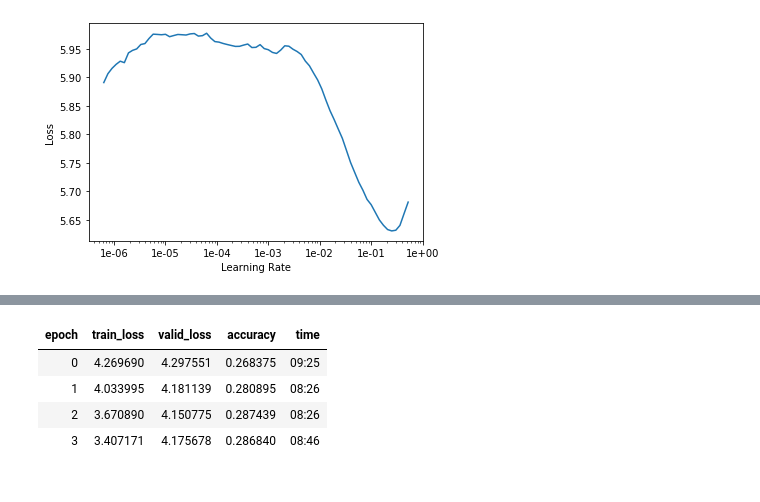
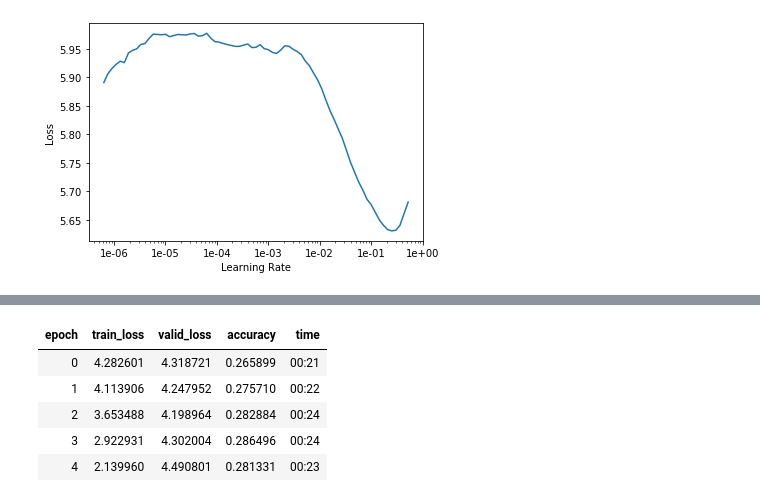
Before and after one commit to tgalery/geiger, a Jupyter notebook: notebooks/fastai.ipynb, the cells around one changed output, grey strips where cells are left out. Saved outputs shown, nothing was run; the diff lists cells and outputs as text; code cells hidden in the pictures.

Commit message:
completing pipeline for text classification

```diff
--- a/notebooks/fastai.ipynb
+++ b/notebooks/fastai.ipynb
@@ -13,0 +34,5 @@ data_path = "/home/thiago/code/tgalery/geiger/datasets/coling/english/"
+# %%
+# work with paths, so if you are using a local file path
+# use that as a base_dir
+base_path = Path(base_dir + "coling_toxic")
+base_path.ls()
@@ -14,5 +42,5 @@ data_path = "/home/thiago/code/tgalery/geiger/datasets/coling/english/"
 # %%
-df_train = pd.read_csv(data_path + 'agr_en_train.csv', header=None)
+df_train = pd.read_csv(base_path / 'agr_en_train.csv', header=None)
 df_train.head()
 # %% [output]
 |  | 0 | 1 | 2 |
@@ -26,7 +54,7 @@ df_train[1][1]
 # %% [output]
 "Most of Private Banks ATM's Like HDFC, ICICI etc are out of cash. Only Public sector bank's ATM working"
 # %%
-df_dev = pd.read_csv(data_path + 'agr_en_dev.csv', header=None)
+df_dev = pd.read_csv(base_path / 'agr_en_dev.csv', header=None)
 df_dev.head()
 # %% [output]
 |  | 0 | 1 | 2 |
@@ -40,7 +68,7 @@ df_dev[1][1]
 # %% [output]
 '@siva \nHow is ur mother???\nHow is ur wife???\nHow is ur sister???\n\nHope everyone is fine....😁😁😁'
 # %%
-data_lm = TextLMDataBunch.from_df(data_path, df_train, df_dev, label_cols=2)
+data_lm = TextLMDataBunch.from_df(base_path, df_train, df_dev, label_cols=2)
 # %%
 data_lm.save()
 # %%
@@ -77,13 +105,14 @@ learn.save('fit_head')
 # %%
 learn.unfreeze()
 # %%
-learn.fit_one_cycle(4, 1e-3, moms=(0.8,0.7))
+learn.fit_one_cycle(5, 1e-2, moms=(0.8,0.7))
 # %% [output]
 | epoch | train_loss | valid_loss | accuracy | time |
-| 0 | 4.269690 | 4.297551 | 0.268375 | 09:25 |
-| 1 | 4.033995 | 4.181139 | 0.280895 | 08:26 |
-| 2 | 3.670890 | 4.150775 | 0.287439 | 08:26 |
-| 3 | 3.407171 | 4.175678 | 0.286840 | 08:46 |
+| 0 | 4.282601 | 4.318721 | 0.265899 | 00:21 |
+| 1 | 4.113906 | 4.247952 | 0.275710 | 00:22 |
+| 2 | 3.653488 | 4.198964 | 0.282884 | 00:24 |
+| 3 | 2.922931 | 4.302004 | 0.286496 | 00:24 |
+| 4 | 2.139960 | 4.490801 | 0.281331 | 00:23 |
 # %%
 learn.save('fine_tuned')
 # %%
```
Also changed, not shown: parts of 17 cells of this notebook.
